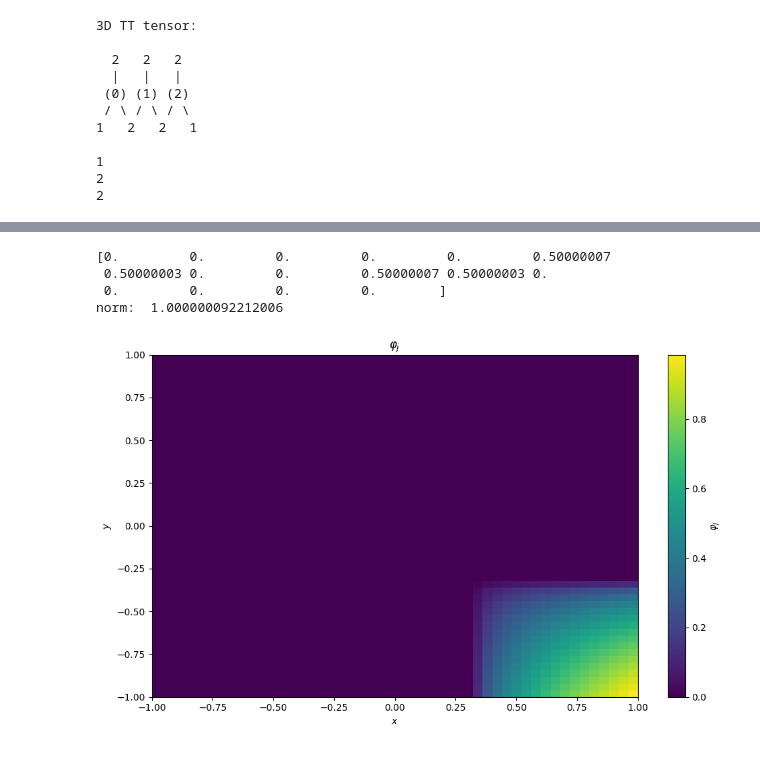
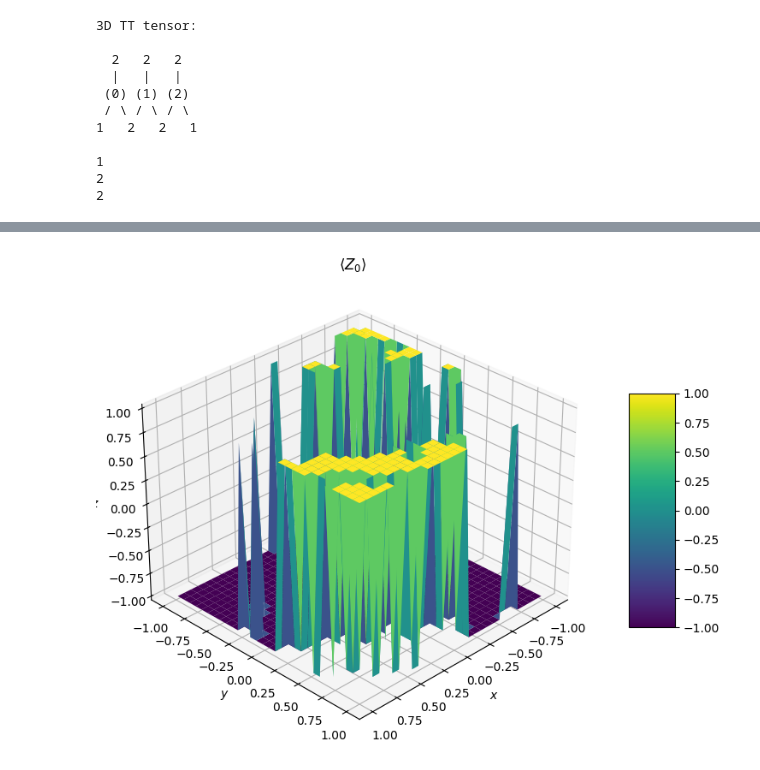
Before and after one commit to MazenAli/QuLearn, a Jupyter notebook: scratch/scratch5.ipynb, the cells around one changed output, grey strips where cells are left out. Cells and saved outputs as stored; diff of their text form; code cells hidden in the pictures.

```diff
--- a/scratch/scratch5.ipynb
+++ b/scratch/scratch5.ipynb
@@ -368,3 +440,51 @@ print(drawer(x))
+# %%
+import torch
+import matplotlib.pyplot as plt
+from mpl_toolkits.mplot3d import Axes3D
+import numpy as np
+
+# Define the number of points in each dimension
+num_pnts = 30
+
+# Generate a grid of x and y values
+x = torch.linspace(-0.99, 0.99, num_pnts)
+y = torch.linspace(-0.99, 0.99, num_pnts)
+X, Y = torch.meshgrid(x, y)
+Z = torch.empty(num_pnts, num_pnts)
+
+# Evaluate the model at each point in the grid
+for i in range(num_pnts):
+    for j in range(num_pnts):
+        xy = torch.tensor([[X[i, j], Y[i, j]]])
+        Z[i, j] = model(xy).item()
+
+# Convert tensors to numpy arrays for plotting
+X = X.numpy()
+Y = Y.numpy()
+Z = Z.numpy()
+
+# Create a 3D surface plot
+fig = plt.figure(figsize=(10, 6))
+ax = fig.add_subplot(111, projection='3d')
+surf = ax.plot_surface(X, Y, Z, cmap='viridis')
+
+# Add labels and title
+ax.set_xlabel('$x$')
+ax.set_ylabel('$y$')
+ax.set_zlabel('$z$')
+ax.set_title("$\langle Z_0\\rangle$")
+
+ax.view_init(elev=30, azim=45)
+# Add a color bar which maps values to colors
+fig.colorbar(surf, ax=ax, shrink=0.5, aspect=5)
+
+# Save the figure
+plt.tight_layout()
+
+# Show the plot
+plt.show()
+# %% [output]
+[figure, new version]
 # %%
 import numpy as np
 
@@ -386,11 +506,6 @@ x = torch.tensor([-0., -0.])
 out = np.real(circuit(x))
 print(out)
 print("norm: ", np.linalg.norm(out))
-# %% [output]
-[0.         0.         0.         0.         0.         0.50000007
- 0.50000003 0.         0.         0.50000007 0.50000003 0.
- 0.         0.         0.         0.        ]
-norm:  1.000000092212006
 # %%
 import torch
 import matplotlib.pyplot as plt
@@ -404,7 +519,7 @@ X, Y = torch.meshgrid(x, y, indexing='xy')
 Z = torch.empty(num_pnts, num_pnts)
 
 # Evaluate the circuit at each point in the grid and extract the j-th component
-idx = 3
+idx = 1
 for i in range(num_pnts):
     for k in range(num_pnts):
         xy = torch.tensor([X[i, k], Y[i, k]], dtype=torch.float32)
@@ -432,5 +547,3 @@ plt.tight_layout()
 
 # Show the plot
 plt.show()
-# %% [output]
-[figure, removed]
```
Also changed, not shown: parts of 11 cells of this notebook.
